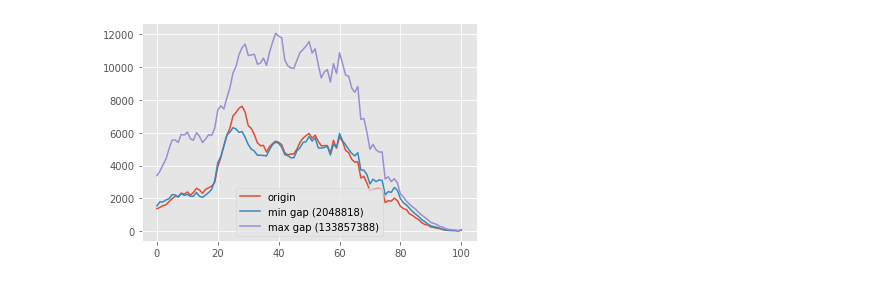
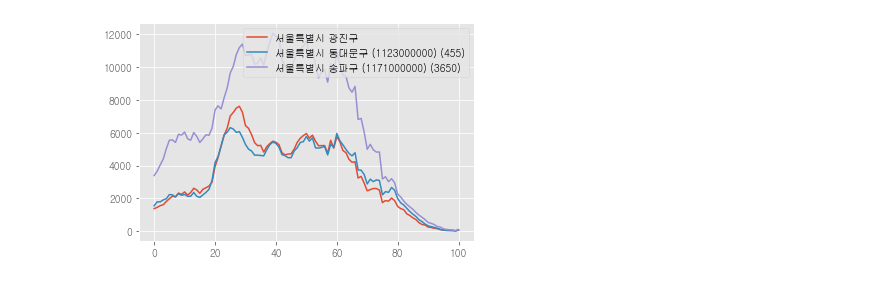
Before and after one commit to Leejaehyuk1025/OpenSrcSW, a Jupyter notebook: week14.ipynb, the cells around one changed output. Cells and saved outputs as stored; diff of their text form; code cells hidden in the pictures.

```diff
--- a/week14.ipynb
+++ b/week14.ipynb
@@ -1,10 +1,17 @@
 # %%
 import matplotlib.pyplot as plt
+import numpy as np
 import numpy as np1
 import numpy as np2
 import numpy as np3
 import numpy as np4
 import csv
+
+#한글 폰트 label 가능하게 추가
+from matplotlib import font_manager, rc
+font_path = "C:/Windows/Fonts/NGULIM.TTF"
+font = font_manager.FontProperties(fname=font_path).get_name()
+rc('font', family=font)
 
 plt.style.use('ggplot')
 
@@ -23,7 +30,7 @@ for row in data:
             standardList.append(int(temp))
 
 standardNumpyArray = np1.array(standardList)
-plt.plot(standardNumpyArray, label='origin')
+plt.plot(standardNumpyArray, label='서울특별시 광진구')
 
 
 
@@ -50,9 +57,8 @@ for row in data1:
     x = (standardNumpyArray - tempNumpyArray) * (standardNumpyArray - tempNumpyArray)
     xSum = x.sum()
     ##표준편차 구하기
-    #xX = (tempNumpyArray - xSum/101) * (tempNumpyArray - xSum/101)
-    xX = np.square(tempNumpyArray - xSum/101)
-    yY = np.sqrt(xX.sum())
+    xX = np.square(standardNumpyArray - tempNumpyArray)
+    yY = np.sqrt(xX.sum() / 101)
     yY = round(yY)
 
 
@@ -66,33 +72,33 @@ for row in data1:
         gapMinName = row[0]
         gapMinValue = yY
 
 
 #그래프 그리기
 
 f2 = open('excel.csv')
 data2 = csv.reader(f2)
 next(data2)
 
 tempList1 = []
 tempList2 = []
 for row in data2:
     if row[0] == gapMaxName:
         for j in range(3,104):
             temp1 = row[j].replace(',','')
             tempList1.append(int(temp1))
         tempNumpyArray1 = np3.array(tempList1)
-        plt.plot(tempNumpyArray1, label='max gap ({0})'.format(gapMaxValue))
+        plt.plot(tempNumpyArray1, label='{0} ({1})'.format(gapMaxName, gapMaxValue))
 
     elif row[0] == gapMinName:
         for j in range(3,104):
             temp2 = row[j].replace(',','')
             tempList2.append(int(temp2))
         tempNumpyArray2 = np4.array(tempList2)
-        plt.plot(tempNumpyArray2, label='min gap ({0})'.format(gapMinValue))
+        plt.plot(tempNumpyArray2, label='{0} ({1})'.format(gapMinName, gapMinValue))
 
 
 
 plt.legend()
 plt.show()
 # %% [output]
-[figure, old version]
+[figure, new version]
```
